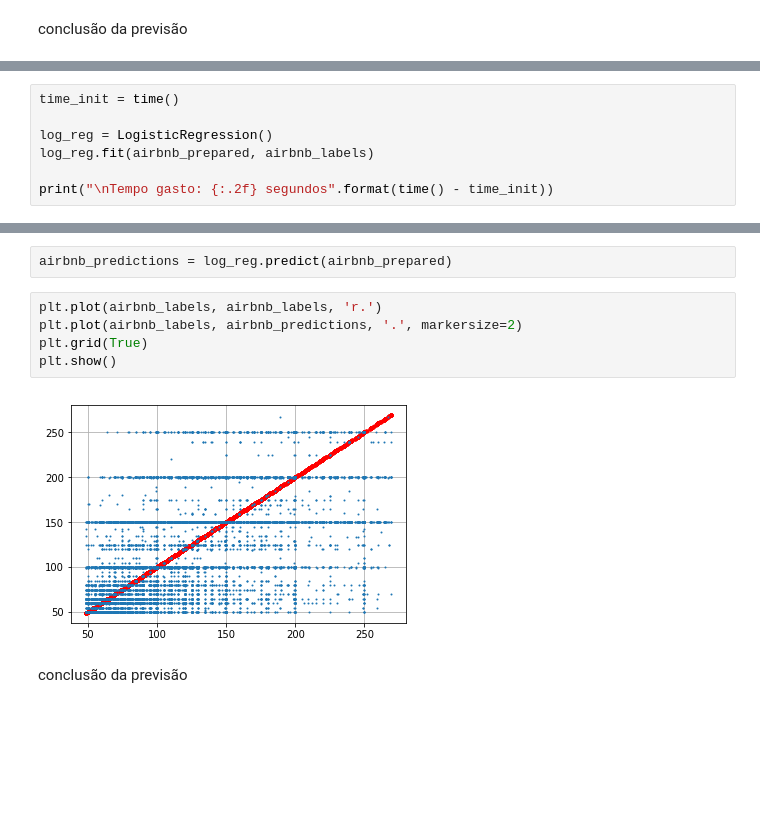
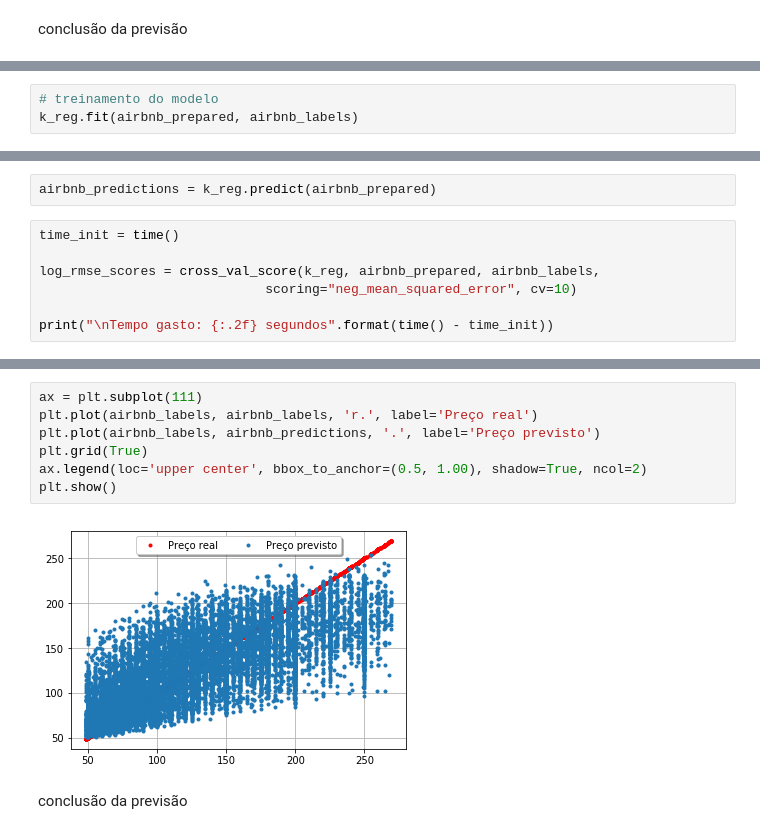
Before and after one commit to cicerotcv/P3_CienciaDados_2019.2, a Jupyter notebook: 00 dataset_airbnb.ipynb, the cells around one changed output, grey strips where cells are left out. Saved outputs shown, nothing was run; the diff lists cells and outputs as text; blank space fills up the shorter version.

```diff
--- a/00 dataset_airbnb.ipynb
+++ b/00 dataset_airbnb.ipynb
@@ -539,0 +556,3 @@ Expliquem seus respectivos modelos aqui.... comentem cada parte do código!
+# %%
+# treinamento do modelo
+k_reg.fit(airbnb_prepared, airbnb_labels)
@@ -540,8 +571,10 @@ Expliquem seus respectivos modelos aqui.... comentem cada parte do código!
+# %%
+airbnb_predictions = k_reg.predict(airbnb_prepared)
 # %%
 time_init = time()
 
-log_reg = LogisticRegression()
-log_reg.fit(airbnb_prepared, airbnb_labels)
+log_rmse_scores = cross_val_score(k_reg, airbnb_prepared, airbnb_labels,
+                             scoring="neg_mean_squared_error", cv=10)
 
 print("\nTempo gasto: {:.2f} segundos".format(time() - time_init))
 # %% [output]
@@ -572,12 +590,12 @@ Standard deviation: 124.39904570677002
-# %%
-airbnb_predictions = log_reg.predict(airbnb_prepared)
 # %%
-plt.plot(airbnb_labels, airbnb_labels, 'r.')
-plt.plot(airbnb_labels, airbnb_predictions, '.', markersize=2)
+ax = plt.subplot(111)
+plt.plot(airbnb_labels, airbnb_labels, 'r.', label='Preço real')
+plt.plot(airbnb_labels, airbnb_predictions, '.', label='Preço previsto')
 plt.grid(True)
+ax.legend(loc='upper center', bbox_to_anchor=(0.5, 1.00), shadow=True, ncol=2)
 plt.show()
 # %% [output]
-[figure, old version]
+[figure, new version]
 # %% [markdown]
 <p style="text-align:justify">
 conclusão da previsão
```
Also changed, not shown: parts of 32 cells of this notebook.
